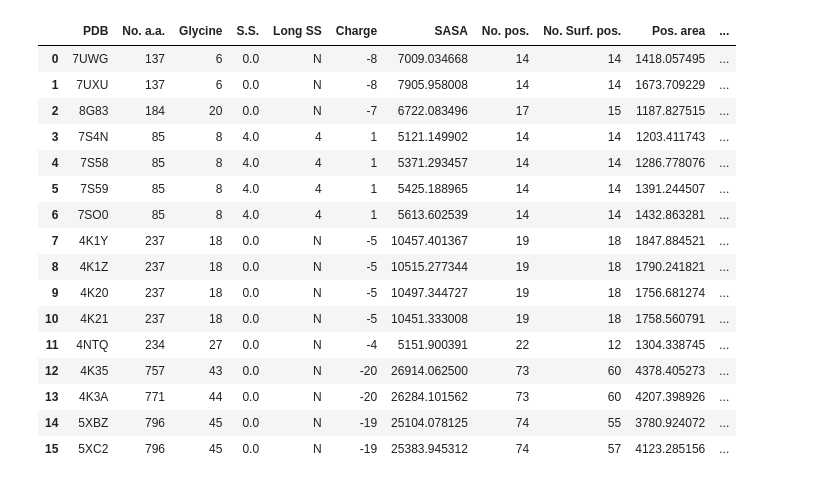
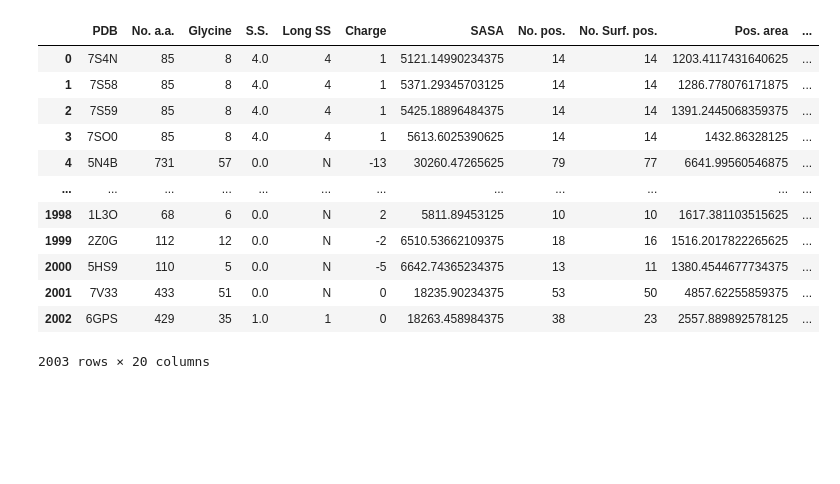
Before and after one commit to Magdk01/Anubis, a Jupyter notebook: notebooks/api_fetch.ipynb, the cells around one changed output. Drawn from its saved outputs; the diff is of its cells as text; code cells hidden in the pictures; blank space fills up the shorter version.

```diff
--- a/notebooks/api_fetch.ipynb
+++ b/notebooks/api_fetch.ipynb
@@ -109,22 +158,2 @@ No License File - For Evaluation Only (30 days remaining)
 # %%
-df2 = pd.read_table("PyMol/Results_34.txt")
+res_df = pd.read_table("PyMol/Results_new.txt")
-# %%
-df2
-# %% [output]
-|  | PDB | No. a.a. | Glycine | S.S. | Long SS | Charge | SASA | No. pos. | No. Surf. pos. | Pos. area | ... |
-| 0 | 7UWG | 137 | 6 | 0.0 | N | -8 | 7009.034668 | 14 | 14 | 1418.057495 | ... |
-| 1 | 7UXU | 137 | 6 | 0.0 | N | -8 | 7905.958008 | 14 | 14 | 1673.709229 | ... |
-| 2 | 8G83 | 184 | 20 | 0.0 | N | -7 | 6722.083496 | 17 | 15 | 1187.827515 | ... |
-| 3 | 7S4N | 85 | 8 | 4.0 | 4 | 1 | 5121.149902 | 14 | 14 | 1203.411743 | ... |
-| 4 | 7S58 | 85 | 8 | 4.0 | 4 | 1 | 5371.293457 | 14 | 14 | 1286.778076 | ... |
-| 5 | 7S59 | 85 | 8 | 4.0 | 4 | 1 | 5425.188965 | 14 | 14 | 1391.244507 | ... |
-| 6 | 7SO0 | 85 | 8 | 4.0 | 4 | 1 | 5613.602539 | 14 | 14 | 1432.863281 | ... |
-| 7 | 4K1Y | 237 | 18 | 0.0 | N | -5 | 10457.401367 | 19 | 18 | 1847.884521 | ... |
-| 8 | 4K1Z | 237 | 18 | 0.0 | N | -5 | 10515.277344 | 19 | 18 | 1790.241821 | ... |
-| 9 | 4K20 | 237 | 18 | 0.0 | N | -5 | 10497.344727 | 19 | 18 | 1756.681274 | ... |
-| 10 | 4K21 | 237 | 18 | 0.0 | N | -5 | 10451.333008 | 19 | 18 | 1758.560791 | ... |
-| 11 | 4NTQ | 234 | 27 | 0.0 | N | -4 | 5151.900391 | 22 | 12 | 1304.338745 | ... |
-| 12 | 4K35 | 757 | 43 | 0.0 | N | -20 | 26914.062500 | 73 | 60 | 4378.405273 | ... |
-| 13 | 4K3A | 771 | 44 | 0.0 | N | -20 | 26284.101562 | 73 | 60 | 4207.398926 | ... |
-| 14 | 5XBZ | 796 | 45 | 0.0 | N | -19 | 25104.078125 | 74 | 55 | 3780.924072 | ... |
-| 15 | 5XC2 | 796 | 45 | 0.0 | N | -19 | 25383.945312 | 74 | 57 | 4123.285156 | ... |
@@ -132,0 +160,16 @@ df_merge = df.merge(df2,how='left',left_on="pdb",right_on="PDB")
+# %%
+res_df
+# %% [output]
+|  | PDB | No. a.a. | Glycine | S.S. | Long SS | Charge | SASA | No. pos. | No. Surf. pos. | Pos. area | ... |
+| 0 | 7S4N | 85 | 8 | 4.0 | 4 | 1 | 5121.14990234375 | 14 | 14 | 1203.4117431640625 | ... |
+| 1 | 7S58 | 85 | 8 | 4.0 | 4 | 1 | 5371.29345703125 | 14 | 14 | 1286.778076171875 | ... |
+| 2 | 7S59 | 85 | 8 | 4.0 | 4 | 1 | 5425.18896484375 | 14 | 14 | 1391.2445068359375 | ... |
+| 3 | 7SO0 | 85 | 8 | 4.0 | 4 | 1 | 5613.6025390625 | 14 | 14 | 1432.86328125 | ... |
+| 4 | 5N4B | 731 | 57 | 0.0 | N | -13 | 30260.47265625 | 79 | 77 | 6641.99560546875 | ... |
+| ... | ... | ... | ... | ... | ... | ... | ... | ... | ... | ... | ... |
+| 1998 | 1L3O | 68 | 6 | 0.0 | N | 2 | 5811.89453125 | 10 | 10 | 1617.381103515625 | ... |
+| 1999 | 2Z0G | 112 | 12 | 0.0 | N | -2 | 6510.53662109375 | 18 | 16 | 1516.2017822265625 | ... |
+| 2000 | 5HS9 | 110 | 5 | 0.0 | N | -5 | 6642.74365234375 | 13 | 11 | 1380.4544677734375 | ... |
+| 2001 | 7V33 | 433 | 51 | 0.0 | N | 0 | 18235.90234375 | 53 | 50 | 4857.62255859375 | ... |
+| 2002 | 6GPS | 429 | 35 | 1.0 | 1 | 0 | 18263.458984375 | 38 | 23 | 2557.889892578125 | ... |
+2003 rows × 20 columns
```
Also changed, not shown: parts of 32 cells of this notebook, 2 other files.
